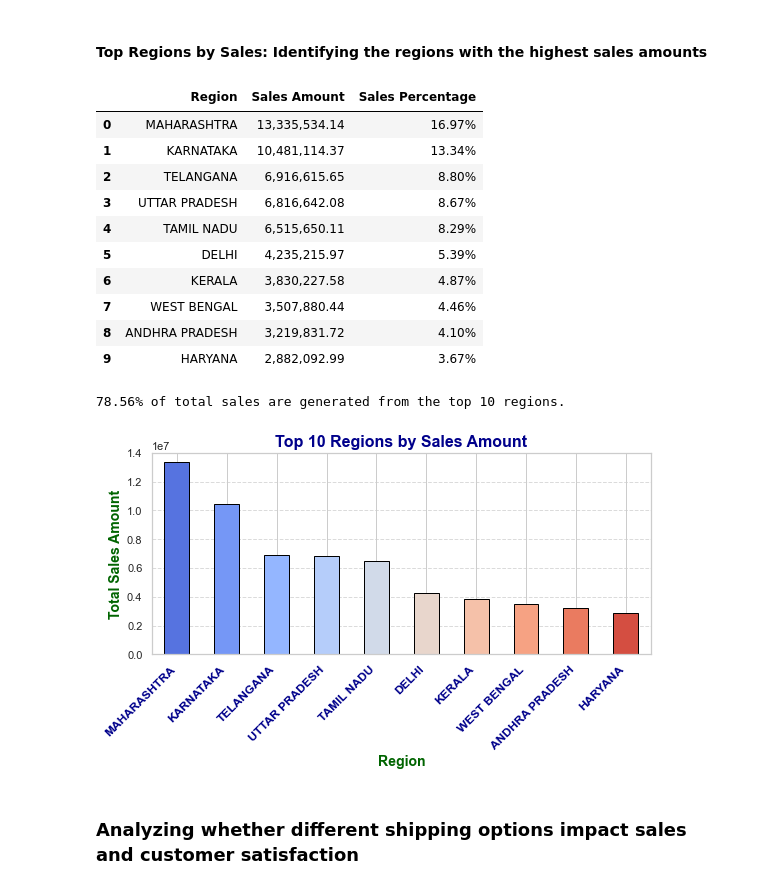
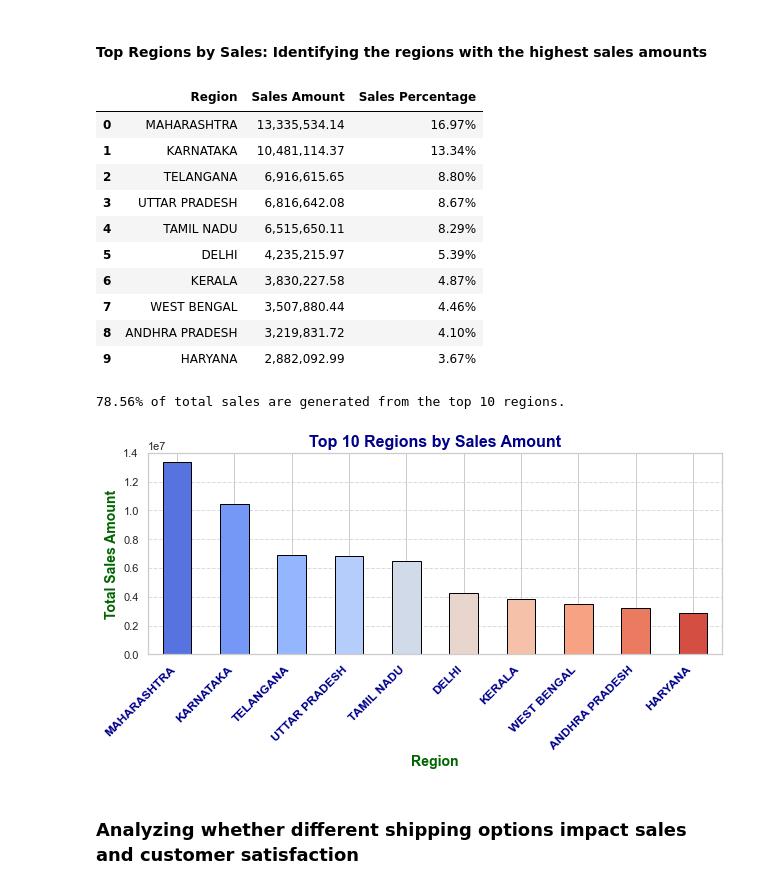
Before and after one commit to Usayed777/PortfolioProjects, a Jupyter notebook: Amazon.ipynb, the cells around one changed output. Cells and saved outputs as stored; diff of their text form; code cells hidden in the pictures.

```diff
--- a/Amazon.ipynb
+++ b/Amazon.ipynb
@@ -356,35 +304,35 @@ print(f"\n{total_top_10_percentage:.2f}% of total sales are generated from the t
 sns.set(style="whitegrid")
 
 region_sales = data.groupby('ship-state')['Amount'].sum().sort_values(ascending=False)
 top_regions = region_sales.head(10)
 
-plt.figure(figsize=(8, 5))
+plt.figure(figsize=(9, 5))
 ax = top_regions.plot(kind='bar', color=sns.color_palette("coolwarm", len(top_regions)), edgecolor='black')
 
 plt.title('Top 10 Regions by Sales Amount', fontsize=16, fontweight='bold', color='darkblue')
 plt.xlabel('Region', fontsize=14, fontweight='bold', color='darkgreen')
 plt.ylabel('Total Sales Amount', fontsize=14, fontweight='bold', color='darkgreen')
 
 plt.xticks(rotation=45, ha='right', fontsize=12, fontweight='bold', color='darkblue')
 
 plt.grid(axis='y', linestyle='--', alpha=0.7)
 
 plt.tight_layout()
 plt.show()
 # %% [output]
 |  | Region | Sales Amount | Sales Percentage |
 | 0 | MAHARASHTRA | 13,335,534.14 | 16.97% |
 | 1 | KARNATAKA | 10,481,114.37 | 13.34% |
 | 2 | TELANGANA | 6,916,615.65 | 8.80% |
 | 3 | UTTAR PRADESH | 6,816,642.08 | 8.67% |
 | 4 | TAMIL NADU | 6,515,650.11 | 8.29% |
 | 5 | DELHI | 4,235,215.97 | 5.39% |
 | 6 | KERALA | 3,830,227.58 | 4.87% |
 | 7 | WEST BENGAL | 3,507,880.44 | 4.46% |
 | 8 | ANDHRA PRADESH | 3,219,831.72 | 4.10% |
 | 9 | HARYANA | 2,882,092.99 | 3.67% |
 78.56% of total sales are generated from the top 10 regions.
-[figure, old version]
+[figure, new version]
 # %% [markdown]
 ### **Analyzing whether different shipping options impact sales and customer satisfaction**
 # %%
```
Also changed, not shown: parts of 11 cells of this notebook.
